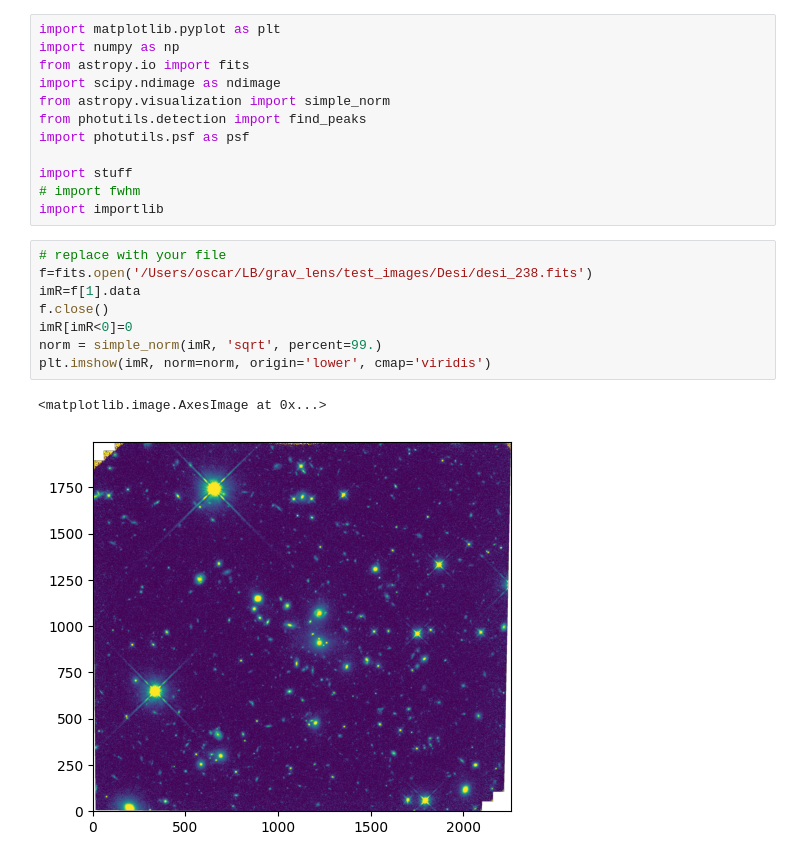
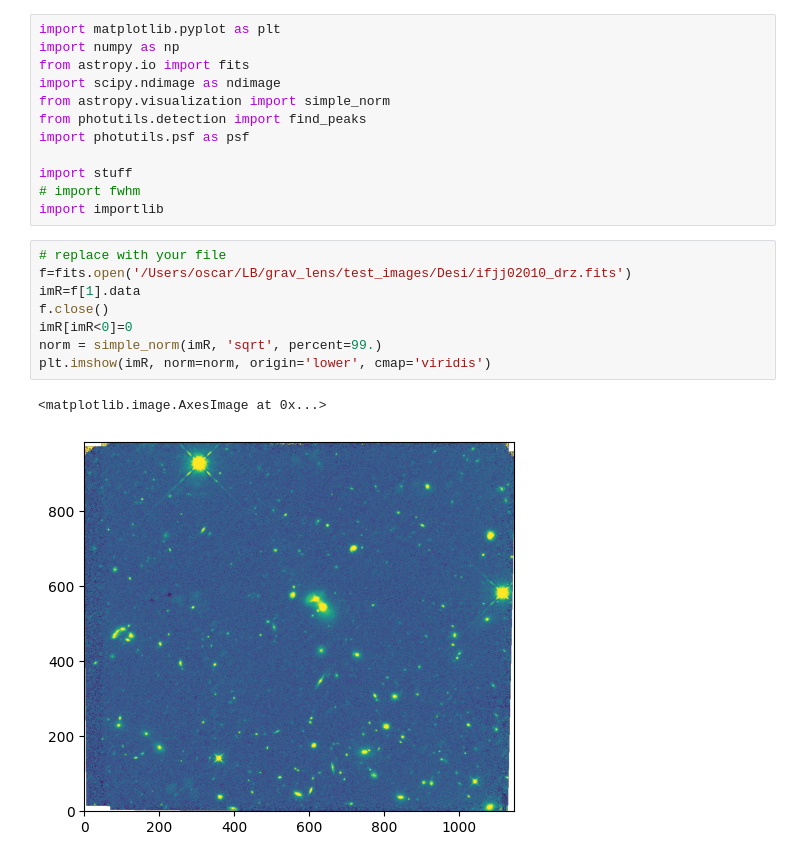
Before and after one commit to oscar-s-p/grav_lens, a Jupyter notebook: Notebooks/lib/psf.ipynb, the cells around one changed output. Cells and saved outputs as stored; diff of their text form.

Commit message:
Improved plotting and fixed minor issues

```diff
--- a/Notebooks/lib/psf.ipynb
+++ b/Notebooks/lib/psf.ipynb
@@ -12,15 +12,15 @@ import stuff
 import importlib
 # %%
 # replace with your file
-f=fits.open('/Users/oscar/LB/grav_lens/test_images/Desi/desi_238.fits')
+f=fits.open('/Users/oscar/LB/grav_lens/test_images/Desi/ifjj02010_drz.fits')
 imR=f[1].data
 f.close()
 imR[imR<0]=0
 norm = simple_norm(imR, 'sqrt', percent=99.)
 plt.imshow(imR, norm=norm, origin='lower', cmap='viridis')
 # %% [output]
 <matplotlib.image.AxesImage at 0x...>
-[figure, old version]
+[figure, new version]
 # %%
 # change threshold value
 peaks_tbl = find_peaks(imR, threshold=40, box_size=20)
```
Also changed, not shown: parts of 4 cells of this notebook, 6 other files.
